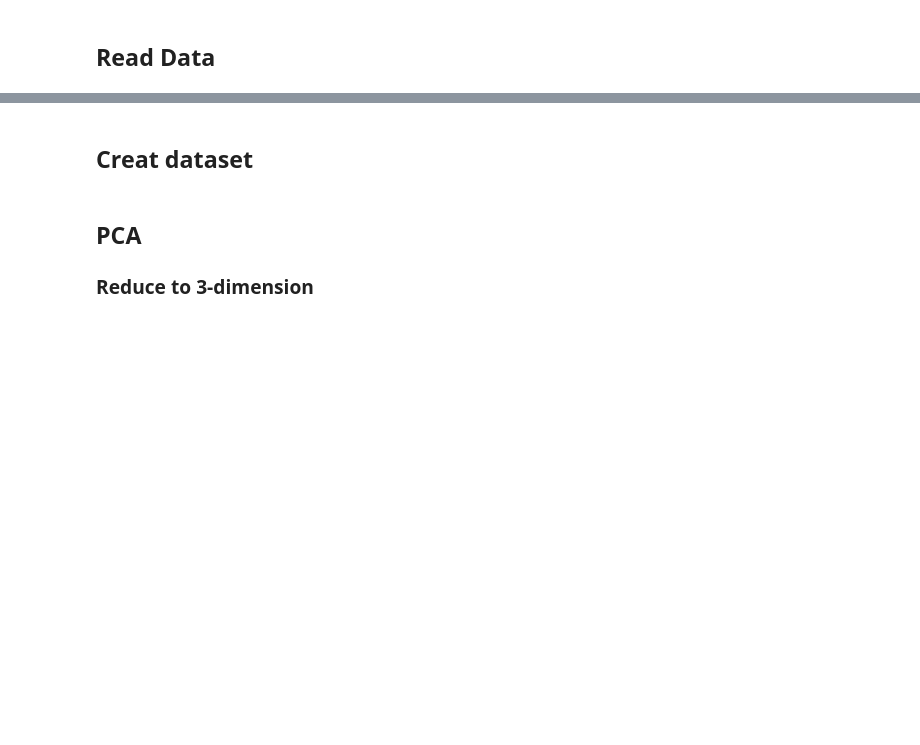
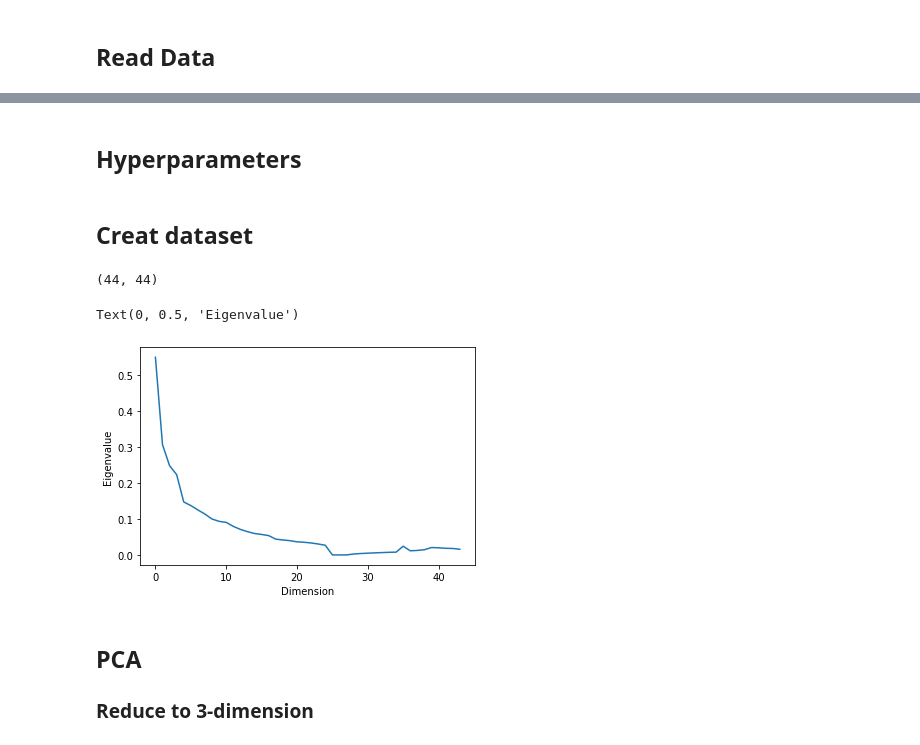
Before and after one commit to xiw019/CCXXXIII---COGS-118B-Final-Project, a Jupyter notebook: Kmeans_clustering_recommend.ipynb, the cells around one changed output, grey strips where cells are left out. Cells and saved outputs as stored; diff of their text form; code cells hidden in the pictures; blank space fills up the shorter version.

```diff
--- a/Kmeans_clustering_recommend.ipynb
+++ b/Kmeans_clustering_recommend.ipynb
@@ -21,0 +55,2 @@ animeWithName = pd.read_csv(os.path.join(data_path,'anime_cleaned.csv'))
+# %% [markdown]
+## Hyperparameters
@@ -23,6 +61,18 @@ animeWithName = pd.read_csv(os.path.join(data_path,'anime_cleaned.csv'))
 ## Creat dataset
 # %%
 animeData = np.array(anime).astype(int)
+# %%
+## Visualize PCA-explained variance ratio
+animeData_cov = np.cov(np.transpose(animeData))
+print(animeData_cov.shape)
+eigenvalues, eigenvectors = np.linalg.eig(animeData_cov)
+plt.plot(eigenvalues)
+plt.xlabel('Dimension')
+plt.ylabel('Eigenvalue')
+# %% [output]
+(44, 44)
+Text(0, 0.5, 'Eigenvalue')
+[figure, added]
 # %% [markdown]
 ## PCA
 ### Reduce to 3-dimension
```
Also changed, not shown: parts of 14 cells of this notebook, 2 other files.
